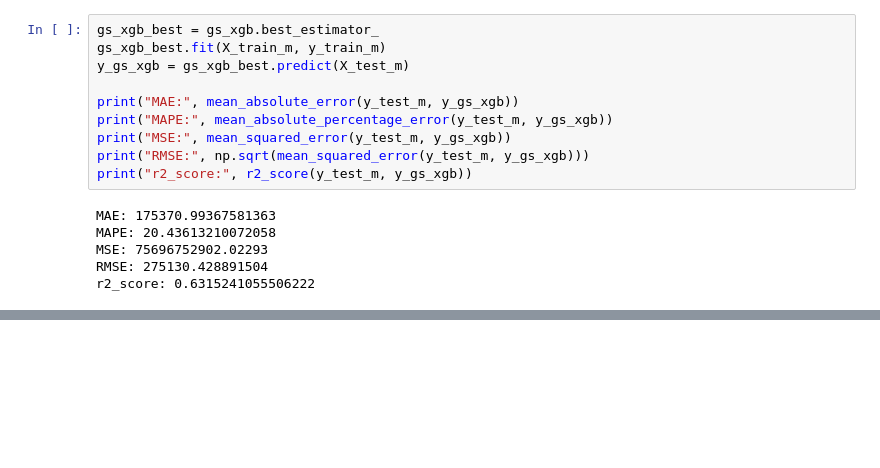
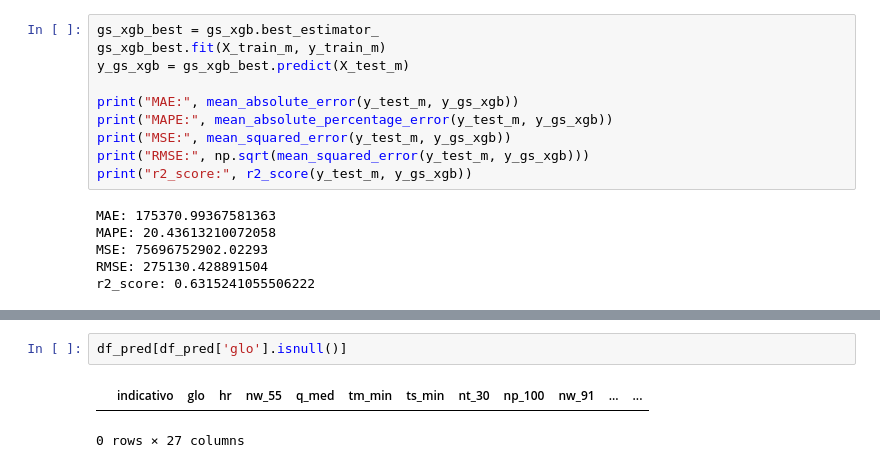
Before and after one commit to jonkar-diazperez/ML_JCDP, a Jupyter notebook: notebooks/03_Entrenamiento_Evaluacion.ipynb, the cells around one changed output, grey strips where cells are left out. Drawn from its saved outputs; the diff is of its cells as text; blank space fills up the shorter version.

```diff
--- a/notebooks/03_Entrenamiento_Evaluacion.ipynb
+++ b/notebooks/03_Entrenamiento_Evaluacion.ipynb
@@ -399,0 +685,5 @@ X_train, X_test, y_train, y_test = train_test_split(X_poly,y_train, test_size =
+# %%
+df_pred[df_pred['glo'].isnull()]
+# %% [output]
+|  | indicativo | glo | hr | nw_55 | q_med | tm_min | ts_min | nt_30 | np_100 | nw_91 | ... | ... |
+0 rows × 27 columns
```
Also changed, not shown: parts of 56 cells of this notebook, 1 other file.
